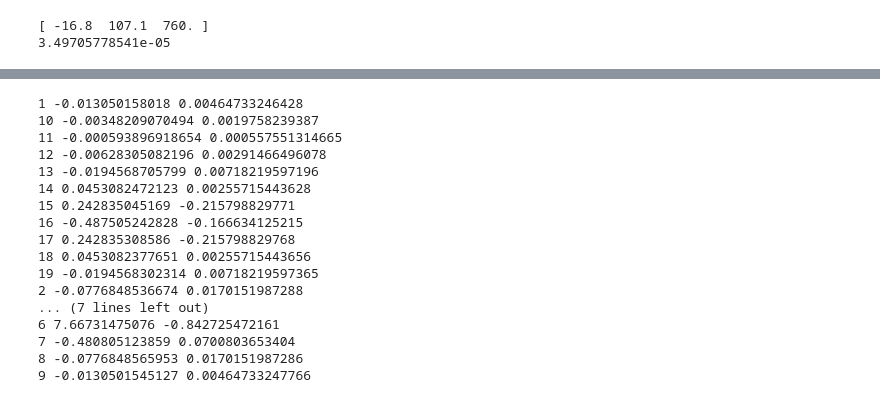
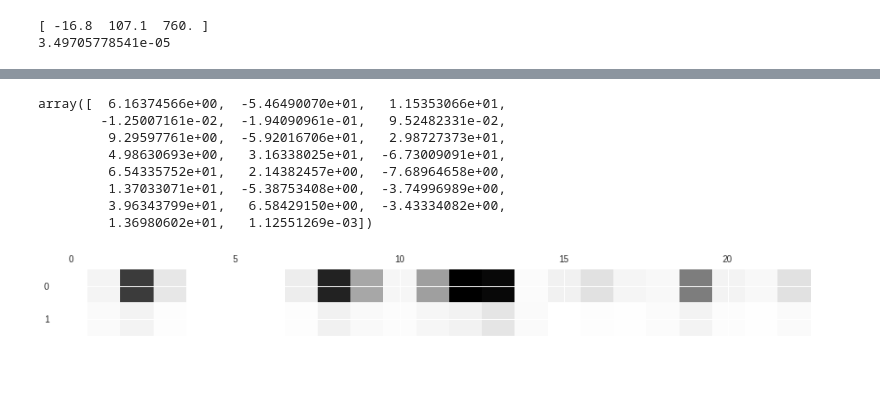
Before and after one commit to HaeffnerLab/trapsim, a Jupyter notebook: gapless/cct_A_trap-multi.ipynb, the cells around one changed output, grey strips where cells are left out. Saved outputs shown, nothing was run; the diff lists cells and outputs as text; code cells hidden in the pictures; blank space fills up the shorter version.

```diff
--- a/gapless/cct_A_trap-multi.ipynb
+++ b/gapless/cct_A_trap-multi.ipynb
@@ -128,23 +258,13 @@ legend()
-# %%
-a = vdict.keys()
-a.sort()
-for k in a:
-    print k, vdict[k] / 1e14, vdict1[k]/1e6
-# %% [output]
-1 -0.013050158018 0.00464733246428
-10 -0.00348209070494 0.0019758239387
-11 -0.000593896918654 0.000557551314665
-12 -0.00628305082196 0.00291466496078
-13 -0.0194568705799 0.00718219597196
-14 0.0453082472123 0.00255715443628
-15 0.242835045169 -0.215798829771
-16 -0.487505242828 -0.166634125215
-17 0.242835308586 -0.215798829768
-18 0.0453082377651 0.00255715443656
-19 -0.0194568302314 0.00718219597365
-2 -0.0776848536674 0.0170151987288
-... (7 lines left out)
-6 7.66731475076 -0.842725472161
-7 -0.480805123859 0.0700803653404
-8 -0.0776848565953 0.0170151987286
-9 -0.0130501545127 0.00464733247766
+# %%
+matshow(abs(u).transpose())
+u[1:,0]
+# %% [output]
+array([  6.16374566e+00,  -5.46490070e+01,   1.15353066e+01,
+        -1.25007161e-02,  -1.94090961e-01,   9.52482331e-02,
+         9.29597761e+00,  -5.92016706e+01,   2.98727373e+01,
+         4.98630693e+00,   3.16338025e+01,  -6.73009091e+01,
+         6.54335752e+01,   2.14382457e+00,  -7.68964658e+00,
+         1.37033071e+01,  -5.38753408e+00,  -3.74996989e+00,
+         3.96343799e+01,   6.58429150e+00,  -3.43334082e+00,
+         1.36980602e+01,   1.12551269e-03])
+[figure, added]
```
Also changed, not shown: parts of 23 cells of this notebook, 6 other files.
